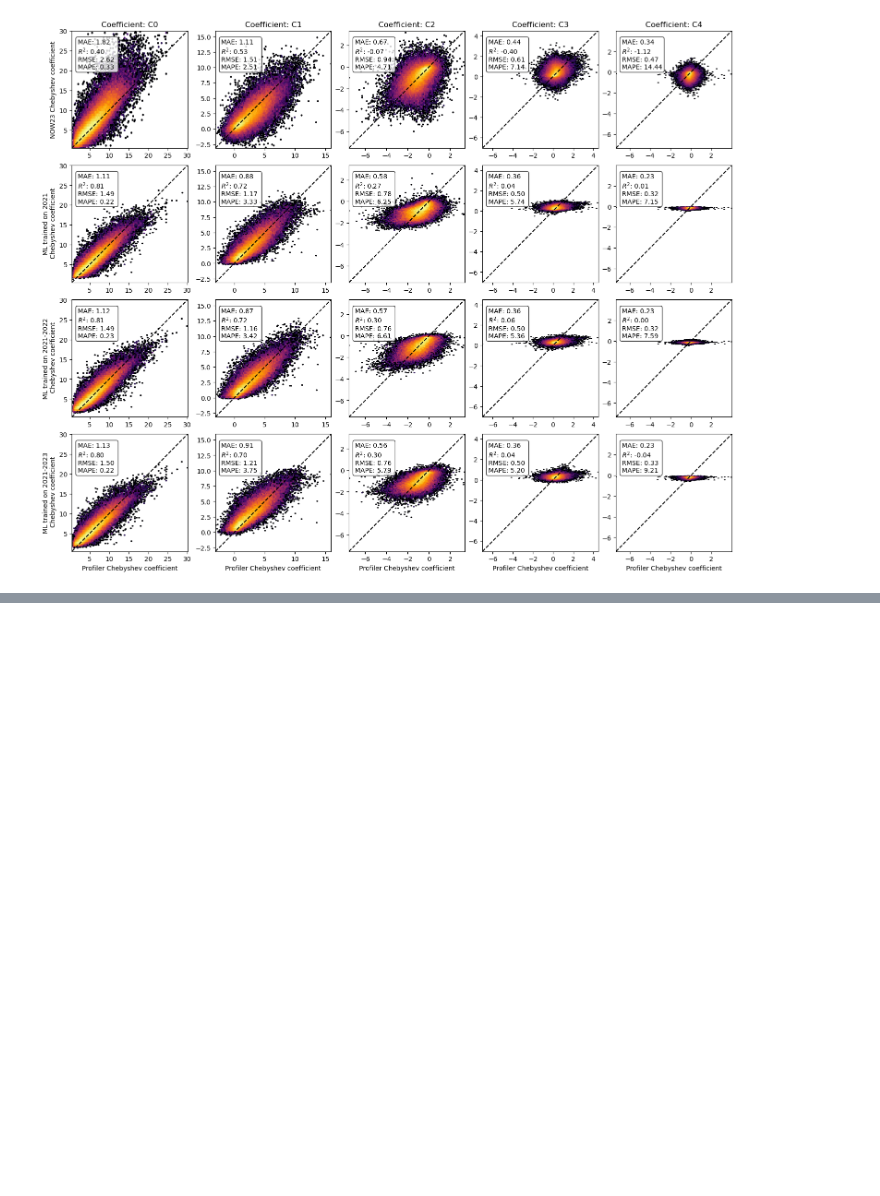
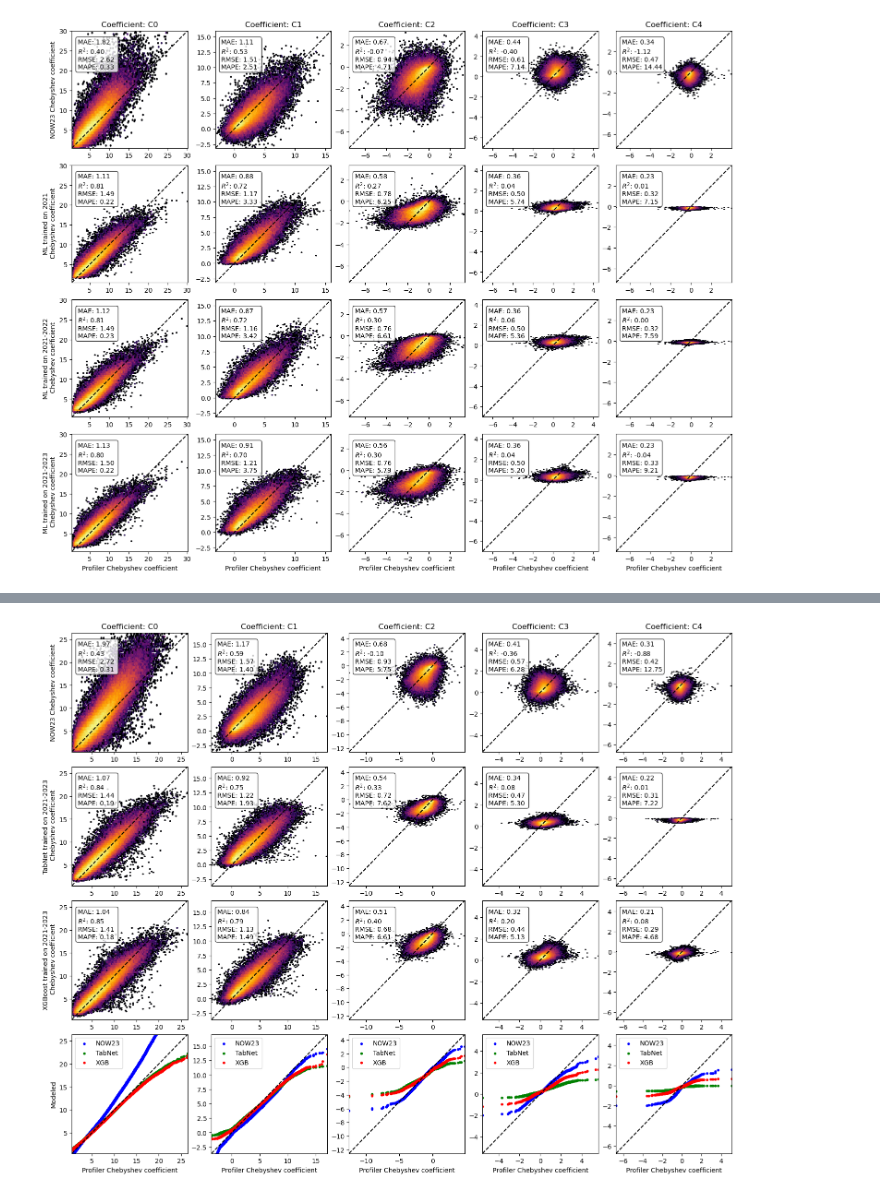
Before and after one commit to HarishBaki/Estimation-of-lidar-wind-speed-profiles-from-ERA5-inputs-using-TabNet, a Jupyter notebook: Comparison_bw_obs_NOW23_DL.ipynb, the cells around one changed output, grey strips where cells are left out. Saved outputs shown, nothing was run; the diff lists cells and outputs as text; code cells hidden in the pictures; blank space fills up the shorter version.

Commit message:
Refactor QQ_plotter to accept axis directly and update AutoML script to use the new parameter Compared between NOW23, TabNet, and XGBoost.

```diff
--- a/Comparison_bw_obs_NOW23_DL.ipynb
+++ b/Comparison_bw_obs_NOW23_DL.ipynb
@@ -299,0 +383,80 @@ plt.savefig(f'data/Figures/Comparison_bw_profiler_NOW23_ML_spatio-temporal_gener
+# %%
+Ens = 9
+fig = plt.figure(figsize=(15, 12), constrained_layout=True)
+gs = fig.add_gridspec(4,5)
+row = 0
+for coeff in range(5):
+    col = coeff
+    ylabel = f'NOW23 Chebyshev coefficient' if col == 0 else ''
+    xlabel = 'Profiler Chebyshev coefficient' if row == 3 else ''
+    title = f'Coefficient: C{coeff}' if row == 0 else ''
+    hexbin_plotter(fig,gs[row,col],profiler_data.sel(coeff=coeff),
+                NOW23_data.sel(coeff=coeff),
+                title,text_arg=True, xlabel=xlabel, ylabel=ylabel)
+
+# --- loading the TabNet model with only 2021, 2022, and 2023 years training ---#
+row = 1
+model_output_dir = f'trained_models/{experiment}/10_stations/{hourly_data_method}/2021_to_2023/{segregated}/{transformed}/{loss_function}/Ens{Ens}'
+fSTR = f'{model_output_dir}/TabNet_HOLDOUT.pkl'
+with open(fSTR, "rb") as f:
+    tabReg = pickle.load(f)
+
+Y_pred_tab = tabReg.predict(X_test)
+
+if transformed == 'transformed':
+    min_max_scaler = joblib.load(f'{model_output_dir}/min_max_scaler.joblib')
+    Y_pred_tab = min_max_scaler.inverse_transform(Y_pred_tab)
+
+for coeff in range(5):
+    col = coeff
+    ylabel = f'TabNet trained on 2021-2023\n Chebyshev coefficient' if col == 0 else ''
+    xlabel = 'Profiler Chebyshev coefficient' if row == 3 else ''
+    title = f'Coefficient: C{coeff}' if row == 0 else ''
+    hexbin_plotter(fig,gs[row,col],profiler_data.sel(coeff=coeff),
+                Y_pred_tab[:,coeff],
+                title,text_arg=True, xlabel=xlabel, ylabel=ylabel)
+
+# --- loading the XGBoost model with only 2021, 2022, and 2023 years training ---#
+row = 2
+model_output_dir = f'trained_models/{experiment}/FLAML/10_stations/{hourly_data_method}/2021_to_2023/{segregated}/{transformed}/r2/Ens0'
+Y_pred_xgb = []
+for target_variable in ([0,1,2,3,4]):
+    # load the respective model
+    fSTR = f'{model_output_dir}/C{target_variable}.pkl' if target_variable==0 else f'{model_output_dir}/C{target_variable}_step{target_variable}.pkl'
+    with open(fSTR, "rb") as f:
+        model = pickle.load(f)
+    X_te = X_test if target_variable==0 else np.hstack([X_test,Y_pred_xgb])
+    y_te = Y_test[:,target_variable:target_variable+1]
+    y_pred = model.predict(X_te)
+    y_pred = y_pred.reshape(-1,1)
+    Y_pred_xgb = np.hstack([Y_pred_xgb,y_pred]) if target_variable>0 else y_pred
+
+if transformed == 'transformed':
+    min_max_scaler = joblib.load(f'{model_output_dir}/min_max_scaler.joblib')
+    Y_pred_xgb = min_max_scaler.inverse_transform(Y_pred_xgb)
+
+for coeff in ([0,1,2,3,4]):
+    col = coeff
+    ylabel = f'XGBoost trained on 2021-2023\n Chebyshev coefficient' if col == 0 else ''
+    xlabel = 'Profiler Chebyshev coefficient' if row == 3 else ''
+    title = f'Coefficient: C{coeff}' if row == 0 else ''
+    hexbin_plotter(fig,gs[row,col],profiler_data.sel(coeff=coeff),
+                Y_pred_xgb[:,coeff],
+                title,text_arg=True, xlabel=xlabel, ylabel=ylabel)
+
+# --- Plotting Q-Q for all ---#
+row = 3
+for target_variable in ([0,1,2,3,4]):
+    ylabel = 'Modeled' if target_variable == 0 else ''
+    xlabel = 'Profiler Chebyshev coefficient' if row == 3 else ''
+    title = f'Coefficient: C{coeff}' if row == 0 else ''
+    ax = fig.add_subplot(gs[row,target_variable])
+    QQ_plotter(ax,profiler_data.sel(coeff=target_variable),NOW23_data.sel(coeff=target_variable),title=title,label='NOW23',color='blue',xlabel=xlabel,ylabel=ylabel,one_to_one=True)
+    QQ_plotter(ax,profiler_data.sel(coeff=target_variable),Y_pred_tab[:,target_variable],title=title,label='TabNet',color='green',xlabel=xlabel,ylabel=ylabel,one_to_one=False)
+    QQ_plotter(ax,profiler_data.sel(coeff=target_variable),Y_pred_xgb[:,target_variable],title=title,label='XGB',color='red',xlabel=xlabel,ylabel=ylabel,one_to_one=False)
+    ax.legend(loc='upper left')
+
+# save the figure
+plt.savefig(f'data/Figures/Comparison_bw_profiler_NOW23_TabNet_XGB-temporal_generalization_all_stations.png')
+# %% [output]
+[figure, added]
```
Also changed, not shown: parts of 2 cells of this notebook, 2 other files.
